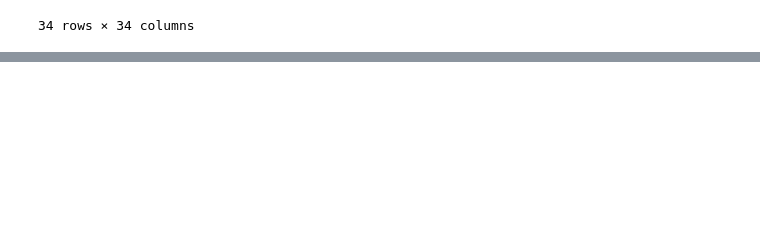
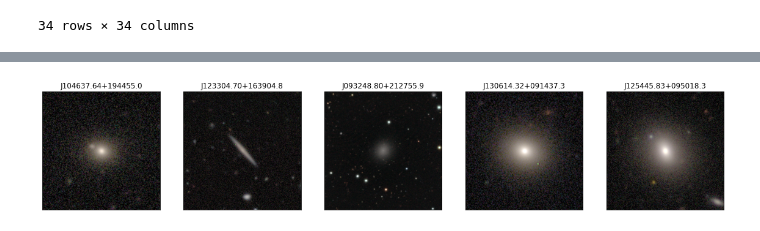
Before and after one commit to colinleach/proj502, a Jupyter notebook: notebooks_local/predictions.ipynb, the cells around one changed output, grey strips where cells are left out. Saved outputs shown, nothing was run; the diff lists cells and outputs as text; code cells hidden in the pictures; blank space fills up the shorter version.

Commit message:
added images

```diff
--- a/notebooks_local/predictions.ipynb
+++ b/notebooks_local/predictions.ipynb
@@ -247,0 +248,4 @@ plot_n('spiral-winding_loose', 5)
+# %%
+plot_n('spiral-arm-count_4', 5)
+# %% [output]
+[figure, added]
```
Also changed, not shown: parts of 22 cells of this notebook, 5 other files.
